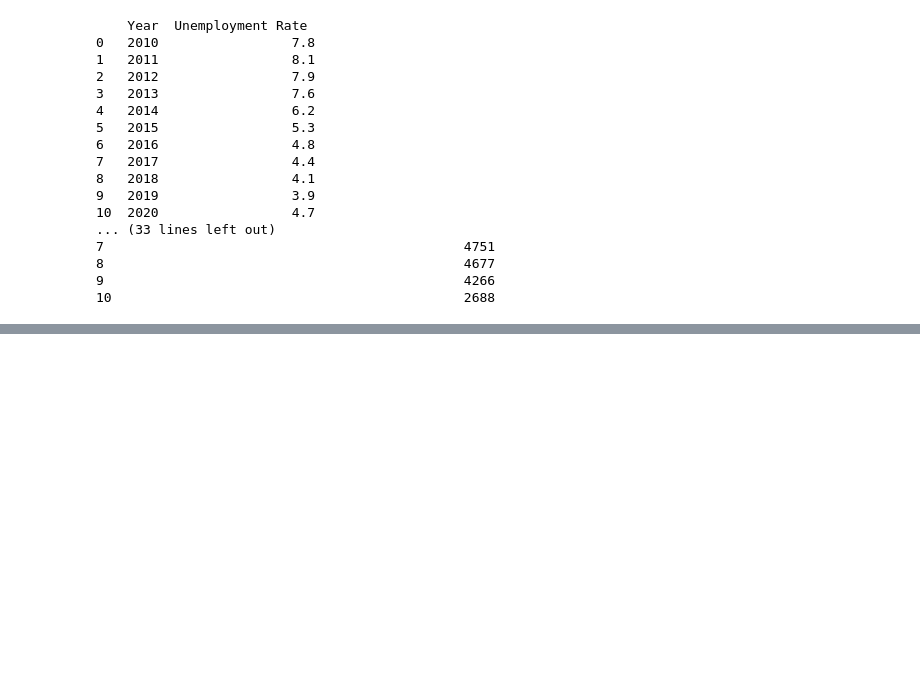
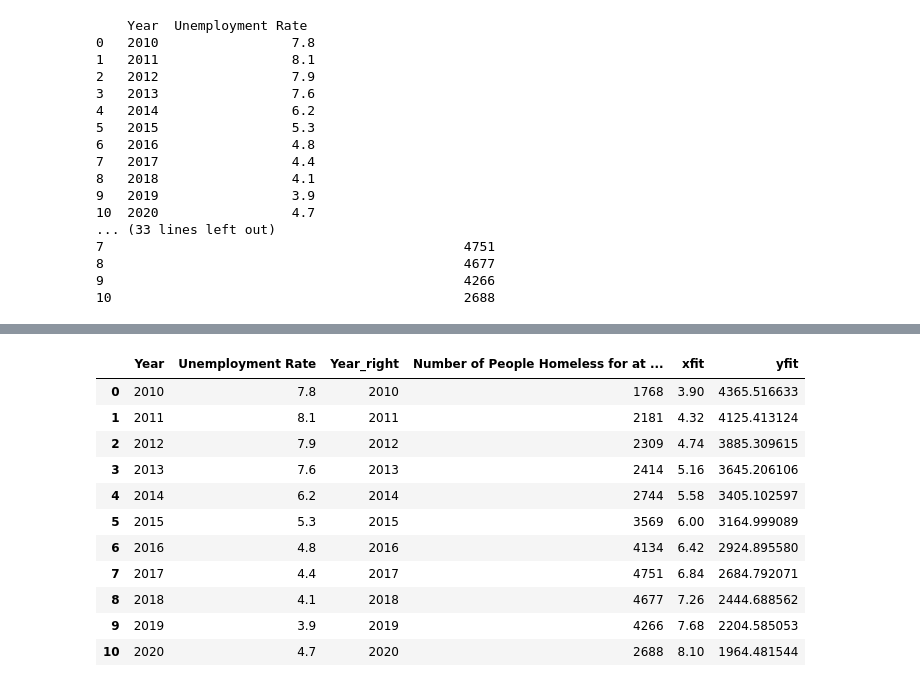
Before and after one commit to EliezerMeyer/EliezerMeyer.github.io, a Jupyter notebook: Homework9_continued.ipynb, the cells around one changed output, grey strips where cells are left out. Saved outputs shown, nothing was run; the diff lists cells and outputs as text; code cells hidden in the pictures; blank space fills up the shorter version.

```diff
--- a/Homework9_continued.ipynb
+++ b/Homework9_continued.ipynb
@@ -81,0 +103,6 @@ plt.savefig(r'C:\Users\meyer\github\EliezerMeyer.github.io\Homework9_regressioni
+# %%
+df4 = pd.DataFrame(xfit)
+df5 = pd.DataFrame(yfit)
+# %%
+df4.columns=["xfit"]
+df4
@@ -81,0 +122,3 @@ plt.savefig(r'C:\Users\meyer\github\EliezerMeyer.github.io\Homework9_regressioni
+# %%
+df5.columns=["yfit"]
+df5
@@ -81,0 +140,3 @@ plt.savefig(r'C:\Users\meyer\github\EliezerMeyer.github.io\Homework9_regressioni
+# %%
+df6=df3.join(df4)
+df6
@@ -81,0 +156,16 @@ plt.savefig(r'C:\Users\meyer\github\EliezerMeyer.github.io\Homework9_regressioni
+# %%
+df7=df6.join(df5)
+df7
+# %% [output]
+|  | Year | Unemployment Rate | Year_right | Number of People Homeless for at ... | xfit | yfit |
+| 0 | 2010 | 7.8 | 2010 | 1768 | 3.90 | 4365.516633 |
+| 1 | 2011 | 8.1 | 2011 | 2181 | 4.32 | 4125.413124 |
+| 2 | 2012 | 7.9 | 2012 | 2309 | 4.74 | 3885.309615 |
+| 3 | 2013 | 7.6 | 2013 | 2414 | 5.16 | 3645.206106 |
+| 4 | 2014 | 6.2 | 2014 | 2744 | 5.58 | 3405.102597 |
+| 5 | 2015 | 5.3 | 2015 | 3569 | 6.00 | 3164.999089 |
+| 6 | 2016 | 4.8 | 2016 | 4134 | 6.42 | 2924.895580 |
+| 7 | 2017 | 4.4 | 2017 | 4751 | 6.84 | 2684.792071 |
+| 8 | 2018 | 4.1 | 2018 | 4677 | 7.26 | 2444.688562 |
+| 9 | 2019 | 3.9 | 2019 | 4266 | 7.68 | 2204.585053 |
+| 10 | 2020 | 4.7 | 2020 | 2688 | 8.10 | 1964.481544 |
```
Also changed, not shown: parts of 13 cells of this notebook, 2 other files.
